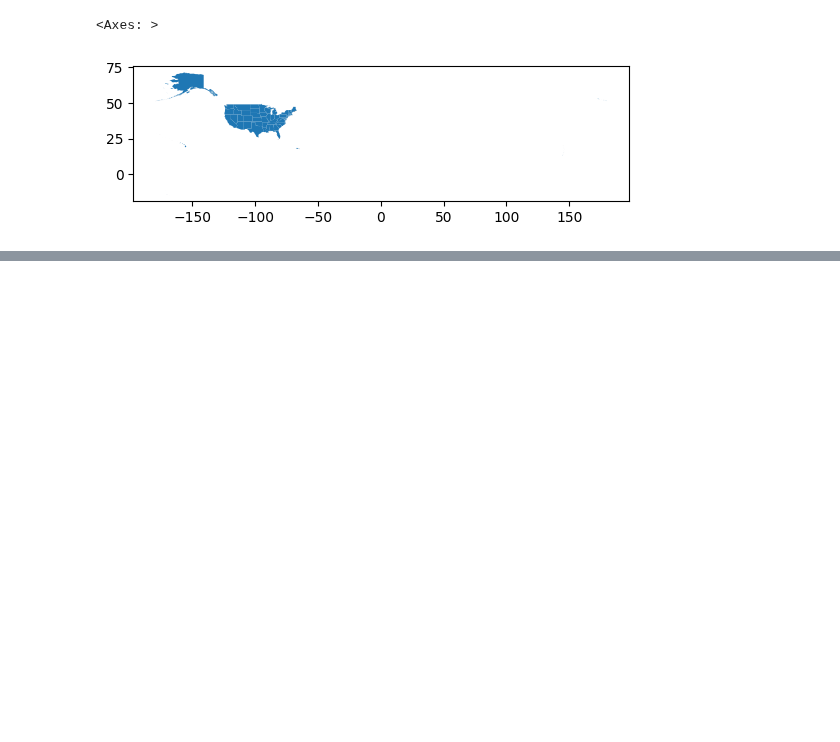
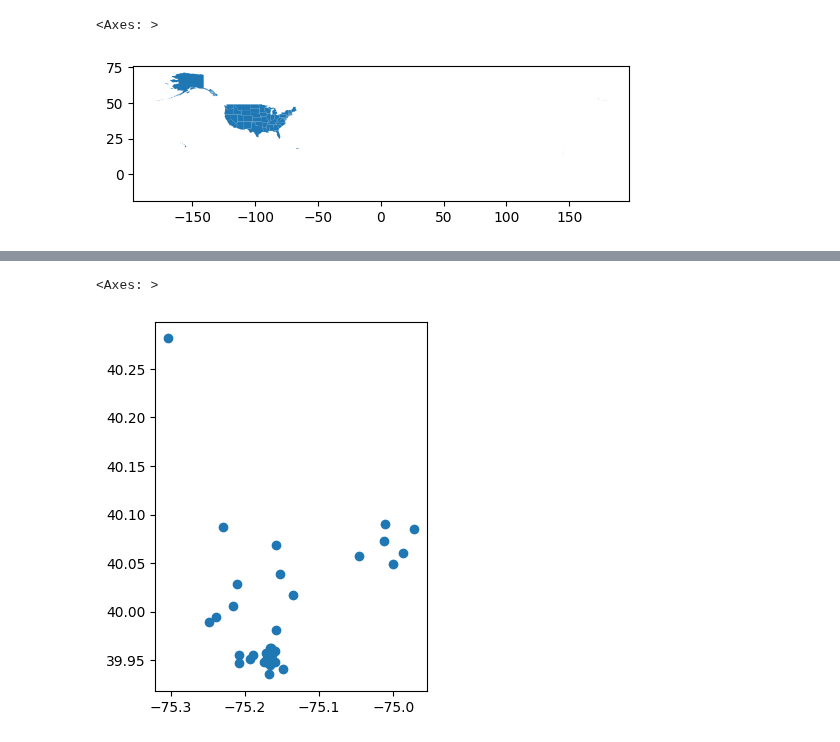
Before and after one commit to ewattudo/gis, a Jupyter notebook: PS0.ipynb, the cells around one changed output, grey strips where cells are left out. Saved outputs shown, nothing was run; the diff lists cells and outputs as text; code cells hidden in the pictures; blank space fills up the shorter version.

```diff
--- a/PS0.ipynb
+++ b/PS0.ipynb
@@ -95,0 +131,5 @@ US.plot()
+# %%
+Philly_Uni.plot()
+# %% [output]
+<Axes: >
+[figure, added]
```
Also changed, not shown: parts of 19 cells of this notebook.
